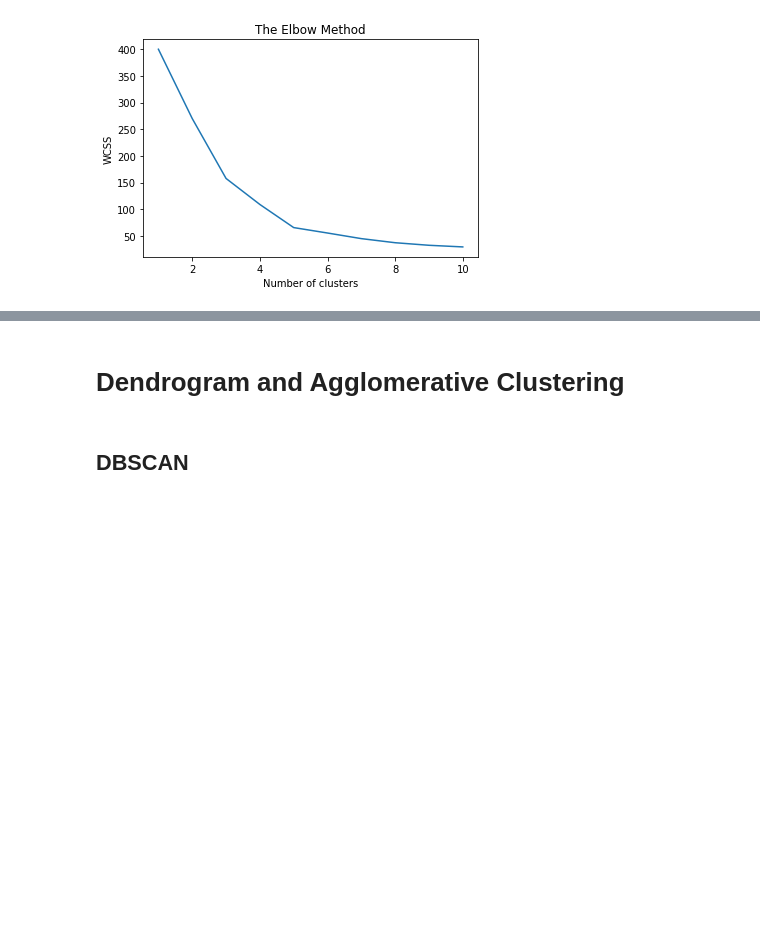
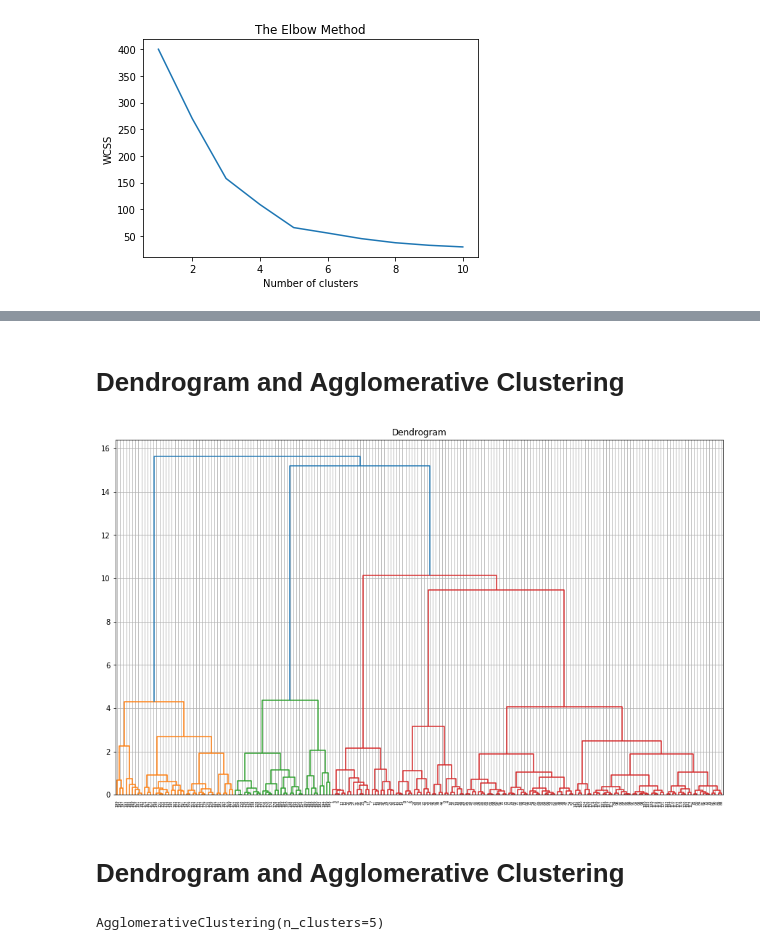
Before and after one commit to priyankjangwan/PythonApps, a Jupyter notebook: Module3_ Machine Learning/Day8/Clustering Kmeans, Hierarchical and DBSCAN-27Apr.ipynb, the cells around one changed output, grey strips where cells are left out. Drawn from its saved outputs; the diff is of its cells as text; code cells hidden in the pictures; blank space fills up the shorter version.

```diff
--- a/Module3_ Machine Learning/Day8/Clustering Kmeans, Hierarchical and DBSCAN-27Apr.ipynb
+++ b/Module3_ Machine Learning/Day8/Clustering Kmeans, Hierarchical and DBSCAN-27Apr.ipynb
@@ -100,4 +106,20 @@ plt.show()
-# %% [markdown]
-# <strong> Dendrogram and Agglomerative Clustering </strong>
+# %% [markdown]
+# <strong> Dendrogram and Agglomerative Clustering </strong>
+# %%
+# Create a dendrogram using ward's method
+import scipy
+plt.figure(figsize=(15,9))
+scipy.cluster.hierarchy.dendrogram(scipy.cluster.hierarchy.linkage(X,method='ward'))
+plt.title('Dendrogram')
+plt.grid()
+plt.show()
+# %% [output]
+[figure, added]
 # %% [markdown]
-## **DBSCAN**
+# <strong> Dendrogram and Agglomerative Clustering </strong>
+# %%
+from sklearn.cluster import AgglomerativeClustering
+model= AgglomerativeClustering(n_clusters=5,linkage='ward',metric="euclidean")
+model.fit(X)
+# %% [output]
+AgglomerativeClustering(n_clusters=5)
```
Also changed, not shown: parts of 14 cells of this notebook.
